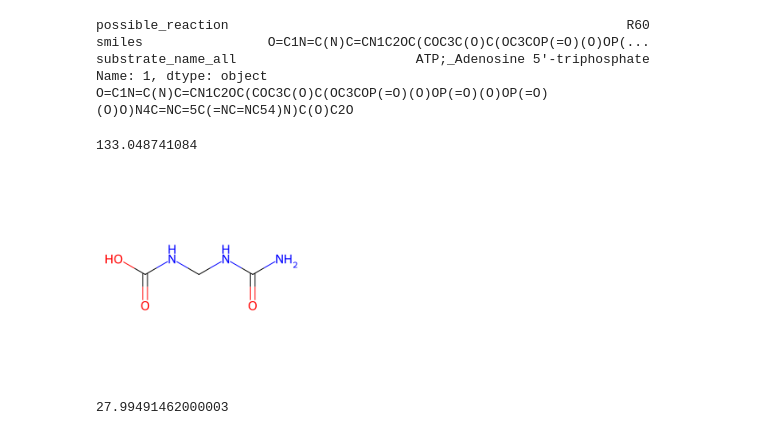
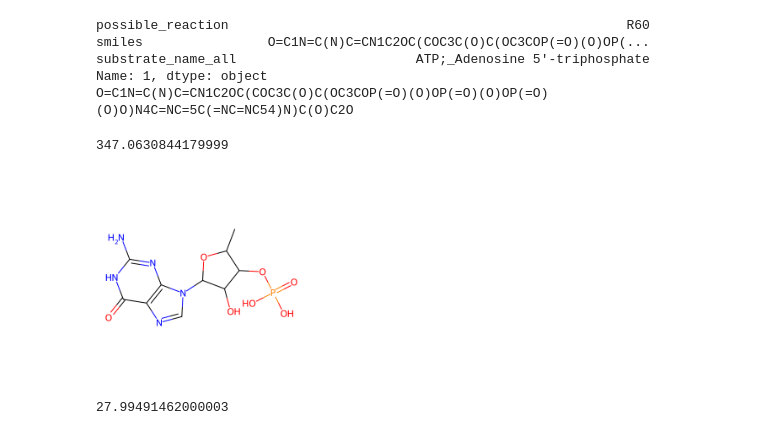
Before and after one commit to Bowen999/MCID2.0, a Jupyter notebook: 02_code/02_products_pred/products.ipynb, the cells around one changed output. Cells and saved outputs as stored; diff of their text form; code cells hidden in the pictures.

```diff
--- a/02_code/02_products_pred/products.ipynb
+++ b/02_code/02_products_pred/products.ipynb
@@ -445,14 +431,14 @@ substrate_name_all                       ATP;_Adenosine 5'-triphosphate
 Name: 1, dtype: object
 O=C1N=C(N)C=CN1C2OC(COC3C(O)C(OC3COP(=O)(O)OP(=O)(O)OP(=O)(O)O)N4C=NC=5C(=NC=NC54)N)C(O)C2O
 # %%
-mol_substrate = Chem.MolFromSmiles('NC(=O)NCNC(=O)O')
+mol_substrate = Chem.MolFromSmiles('CC1OC(n2cnc3c(=O)[nH]c(N)nc32)C(O)C1OP(=O)(O)O')
 print(Descriptors.ExactMolWt(mol_substrate))
 # Chem.Draw.MolsToGridImage([mol_substrate])
 fig = Draw.MolsToGridImage([mol_substrate], subImgSize=(500, 500))
 fig
 # %% [output]
-133.048741084
+347.0630844179999
-[figure, old version]
+[figure, new version]
 # %%
 663.1091218040001 - 635.1142071840001
 # %% [output]
```
Also changed, not shown: parts of 10 cells of this notebook, 3 other files.
